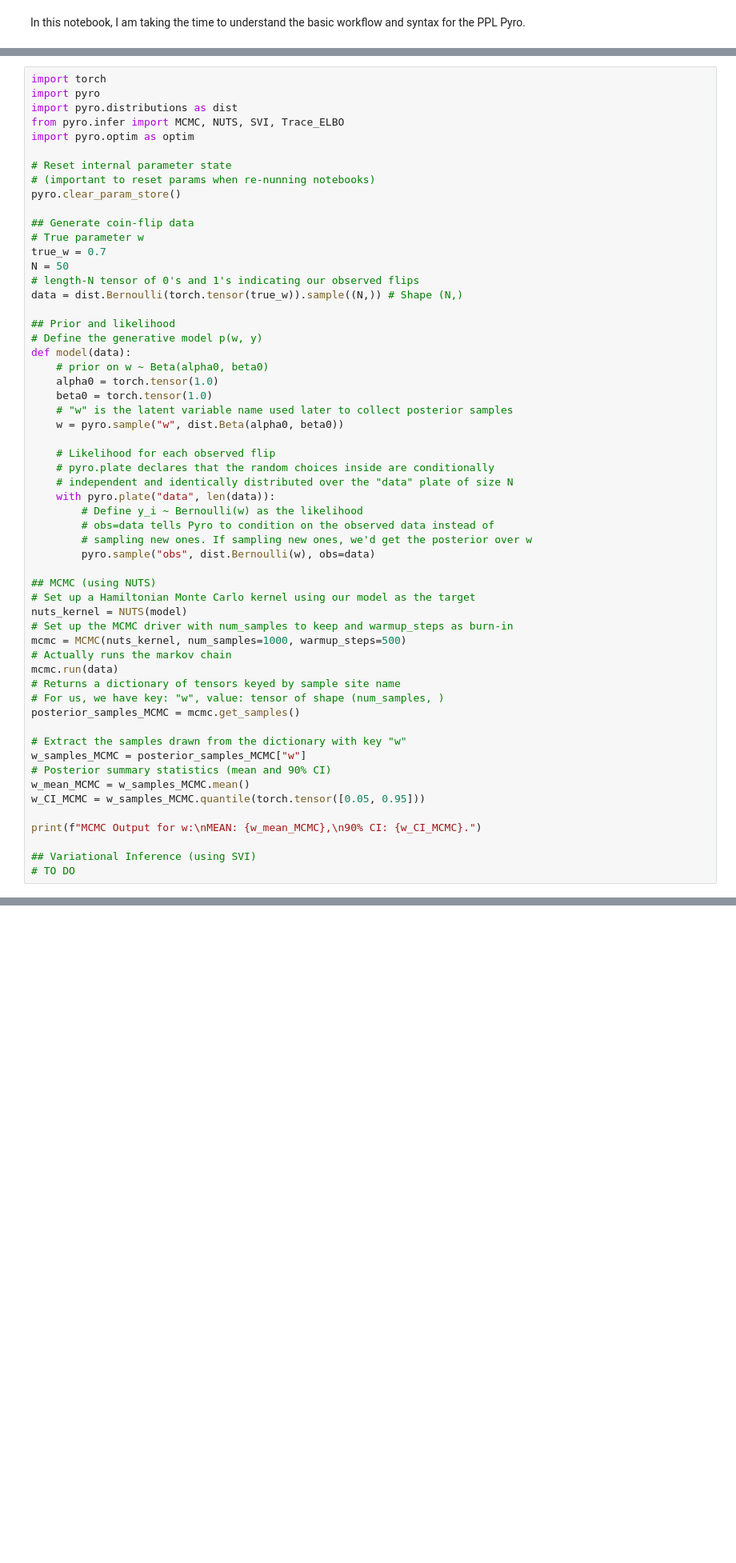
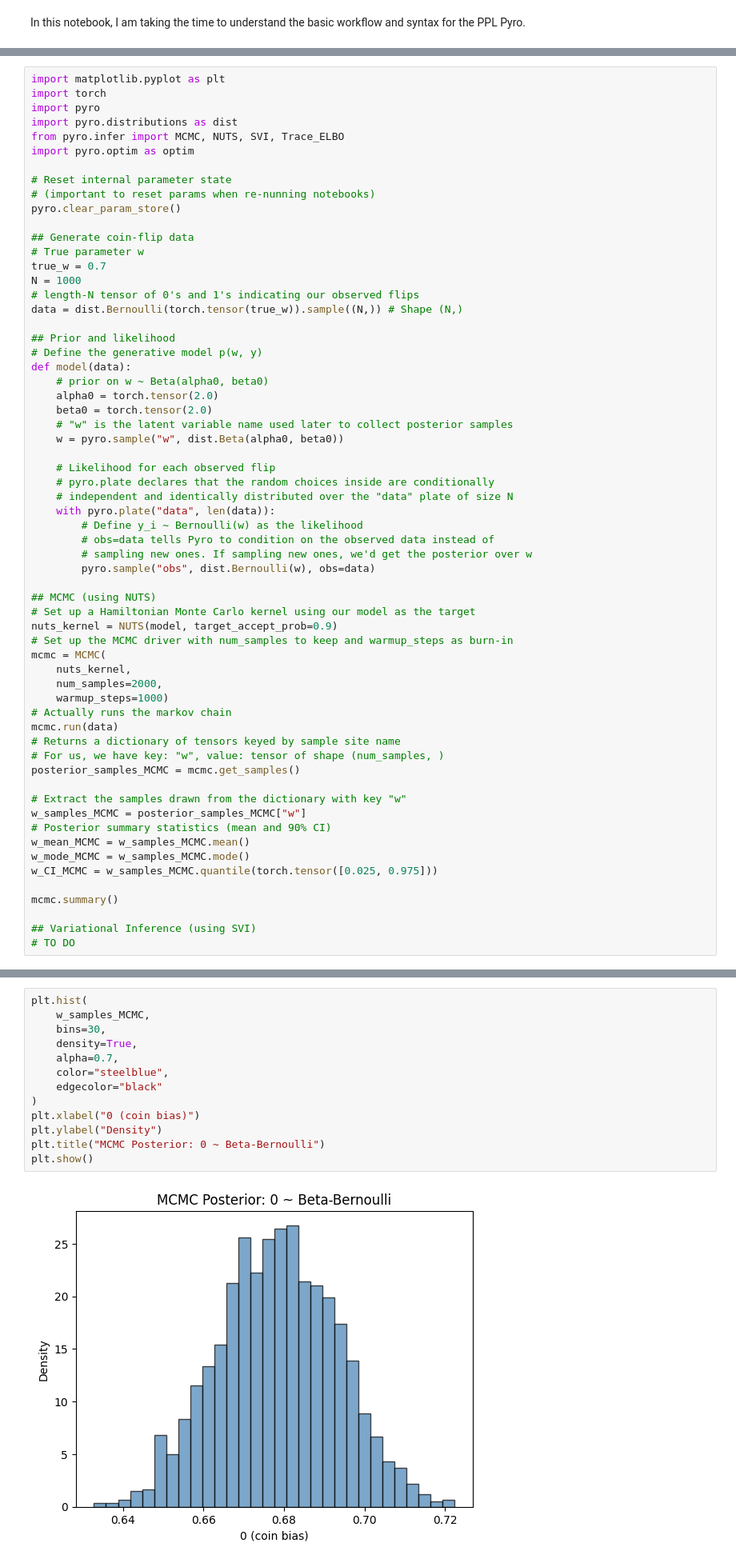
Before and after one commit to AndrewRambidis/Practical-Practice, a Jupyter notebook: statRethinking/notebooks/prelimPyro.ipynb, the cells around one changed output, grey strips where cells are left out. Shown at 80% size. Saved outputs shown, nothing was run; the diff lists cells and outputs as text; blank space fills up the shorter version.

Commit message:
Notebook on Bayesian modelling using MCMC in Pyro

```diff
--- a/statRethinking/notebooks/prelimPyro.ipynb
+++ b/statRethinking/notebooks/prelimPyro.ipynb
@@ -43,6 +43,7 @@ TO DO.
 Let us put all of this into practice on a basic Beta-Bernoulli coin-flip model
 performing both workflows: MCMC and Variational Inference using Pyro.
 # %%
+import matplotlib.pyplot as plt
 import torch
 import pyro
 import pyro.distributions as dist
@@ -56,7 +57,7 @@ pyro.clear_param_store()
 ## Generate coin-flip data
 # True parameter w
 true_w = 0.7
-N = 50
+N = 1000
 # length-N tensor of 0's and 1's indicating our observed flips
 data = dist.Bernoulli(torch.tensor(true_w)).sample((N,)) # Shape (N,)
 
@@ -64,8 +65,8 @@ data = dist.Bernoulli(torch.tensor(true_w)).sample((N,)) # Shape (N,)
 # Define the generative model p(w, y)
 def model(data):
     # prior on w ~ Beta(alpha0, beta0)
-    alpha0 = torch.tensor(1.0)
-    beta0 = torch.tensor(1.0)
+    alpha0 = torch.tensor(2.0)
+    beta0 = torch.tensor(2.0)
     # "w" is the latent variable name used later to collect posterior samples
     w = pyro.sample("w", dist.Beta(alpha0, beta0))
 
@@ -80,9 +81,12 @@ def model(data):
 
 ## MCMC (using NUTS)
 # Set up a Hamiltonian Monte Carlo kernel using our model as the target
-nuts_kernel = NUTS(model)
+nuts_kernel = NUTS(model, target_accept_prob=0.9)
 # Set up the MCMC driver with num_samples to keep and warmup_steps as burn-in
-mcmc = MCMC(nuts_kernel, num_samples=1000, warmup_steps=500)
+mcmc = MCMC(
+    nuts_kernel,
+    num_samples=2000,
+    warmup_steps=1000)
 # Actually runs the markov chain
 mcmc.run(data)
 # Returns a dictionary of tensors keyed by sample site name
@@ -93,9 +97,10 @@ posterior_samples_MCMC = mcmc.get_samples()
 w_samples_MCMC = posterior_samples_MCMC["w"]
 # Posterior summary statistics (mean and 90% CI)
 w_mean_MCMC = w_samples_MCMC.mean()
-w_CI_MCMC = w_samples_MCMC.quantile(torch.tensor([0.05, 0.95]))
+w_mode_MCMC = w_samples_MCMC.mode()
+w_CI_MCMC = w_samples_MCMC.quantile(torch.tensor([0.025, 0.975]))
 
-print(f"MCMC Output for w:\nMEAN: {w_mean_MCMC},\n90% CI: {w_CI_MCMC}.")
+mcmc.summary()
 
 ## Variational Inference (using SVI)
 # TO DO
@@ -112,0 +114,15 @@ indices=tensor(574))
+# %%
+plt.hist(
+    w_samples_MCMC,
+    bins=30,
+    density=True,
+    alpha=0.7,
+    color="steelblue",
+    edgecolor="black"
+)
+plt.xlabel("0 (coin bias)")
+plt.ylabel("Density")
+plt.title("MCMC Posterior: 0 ~ Beta-Bernoulli")
+plt.show()
+# %% [output]
+[figure, added]
```
Also changed, not shown: parts of 4 cells of this notebook.
